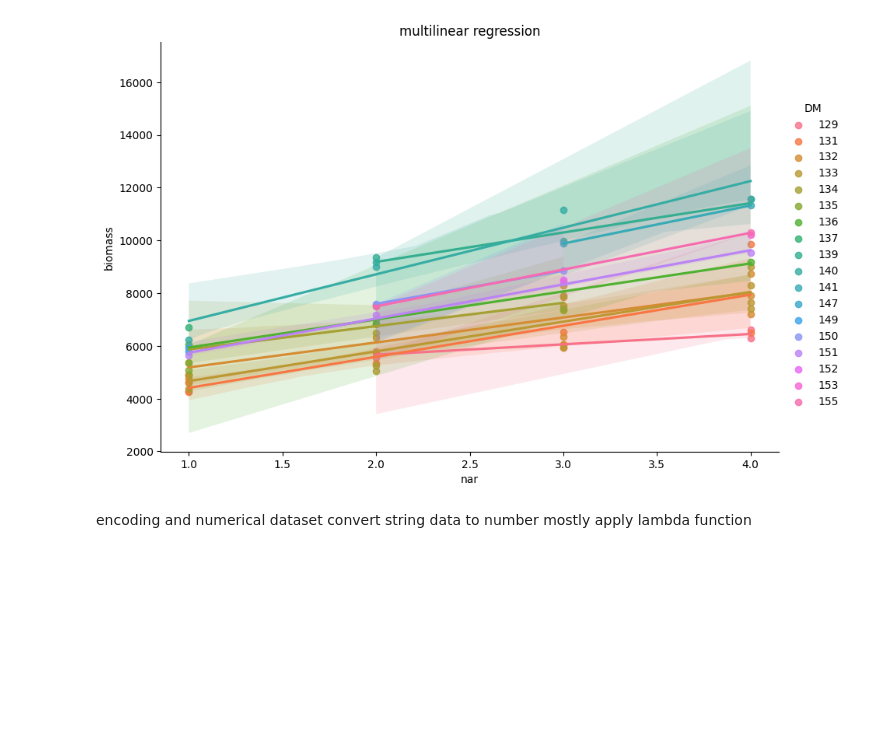
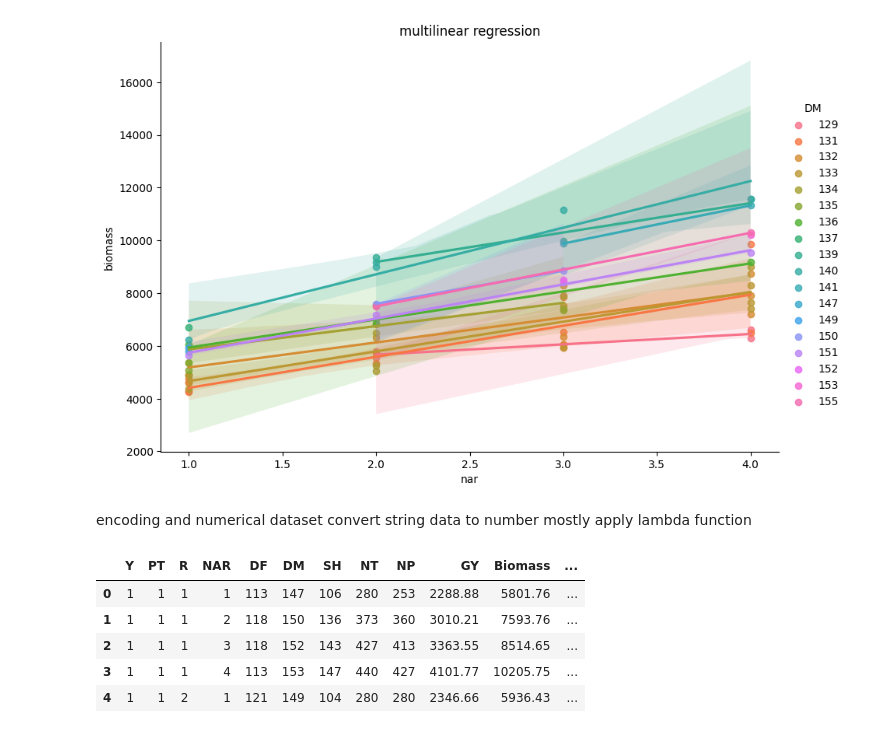
Before and after one commit to hamzagulshad/Regression, a Jupyter notebook: miltilnearregression.ipynb, the cells around one changed output. Saved outputs shown, nothing was run; the diff lists cells and outputs as text; code cells hidden in the pictures; blank space fills up the shorter version.

```diff
--- a/miltilnearregression.ipynb
+++ b/miltilnearregression.ipynb
@@ -169,0 +169,11 @@ data[]
+# %%
+df['snubin']=df['SNU'].apply(lambda x:1 if x=='NaN' else 0)
+# %%
+df.head()
+# %% [output]
+|  | Y | PT | R | NAR | DF | DM | SH | NT | NP | GY | Biomass | ... |
+| 0 | 1 | 1 | 1 | 1 | 113 | 147 | 106 | 280 | 253 | 2288.88 | 5801.76 | ... |
+| 1 | 1 | 1 | 1 | 2 | 118 | 150 | 136 | 373 | 360 | 3010.21 | 7593.76 | ... |
+| 2 | 1 | 1 | 1 | 3 | 118 | 152 | 143 | 427 | 413 | 3363.55 | 8514.65 | ... |
+| 3 | 1 | 1 | 1 | 4 | 113 | 153 | 147 | 440 | 427 | 4101.77 | 10205.75 | ... |
+| 4 | 1 | 1 | 2 | 1 | 121 | 149 | 104 | 280 | 280 | 2346.66 | 5936.43 | ... |
```
Also changed, not shown: parts of 2 cells of this notebook.
